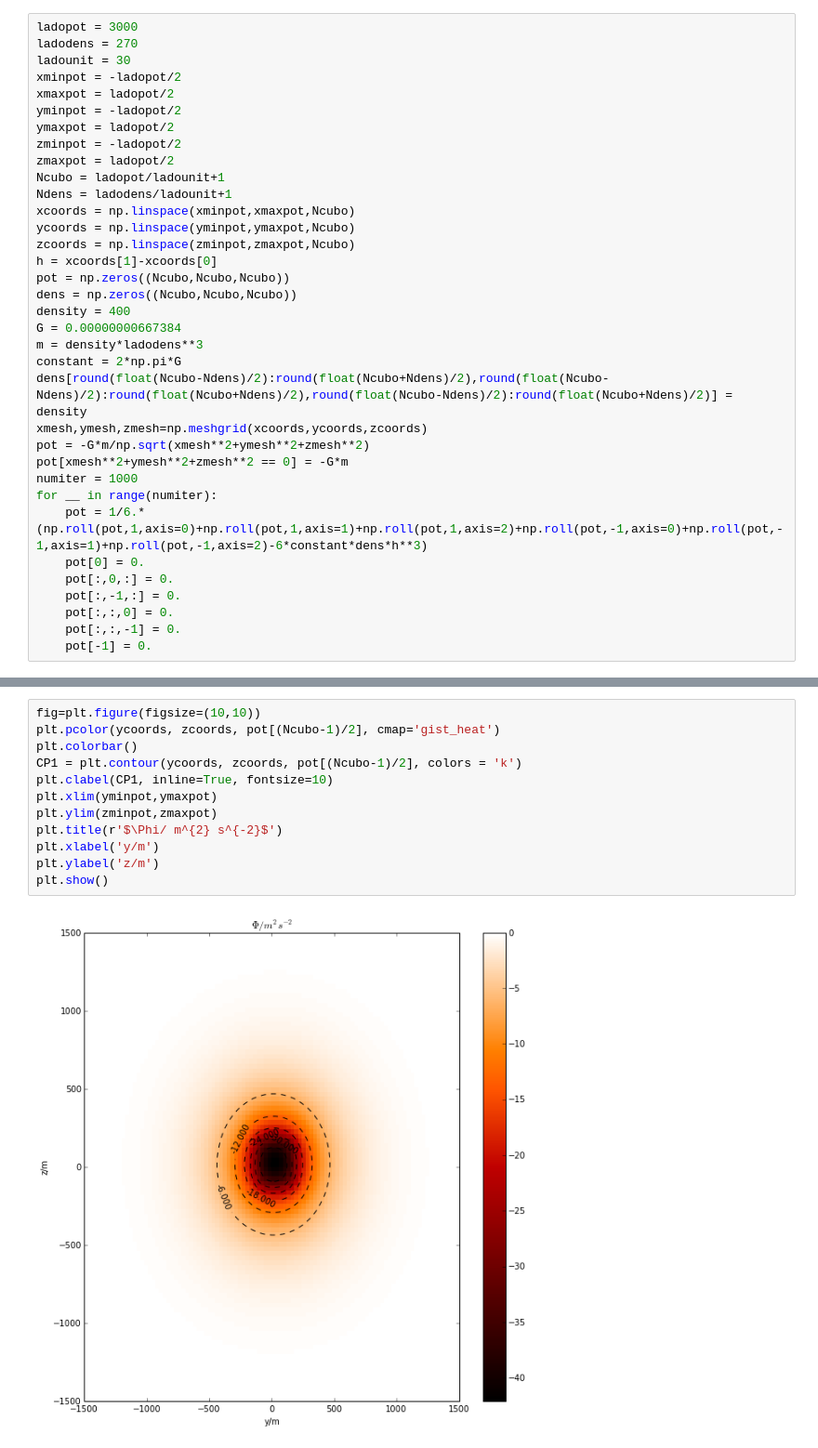
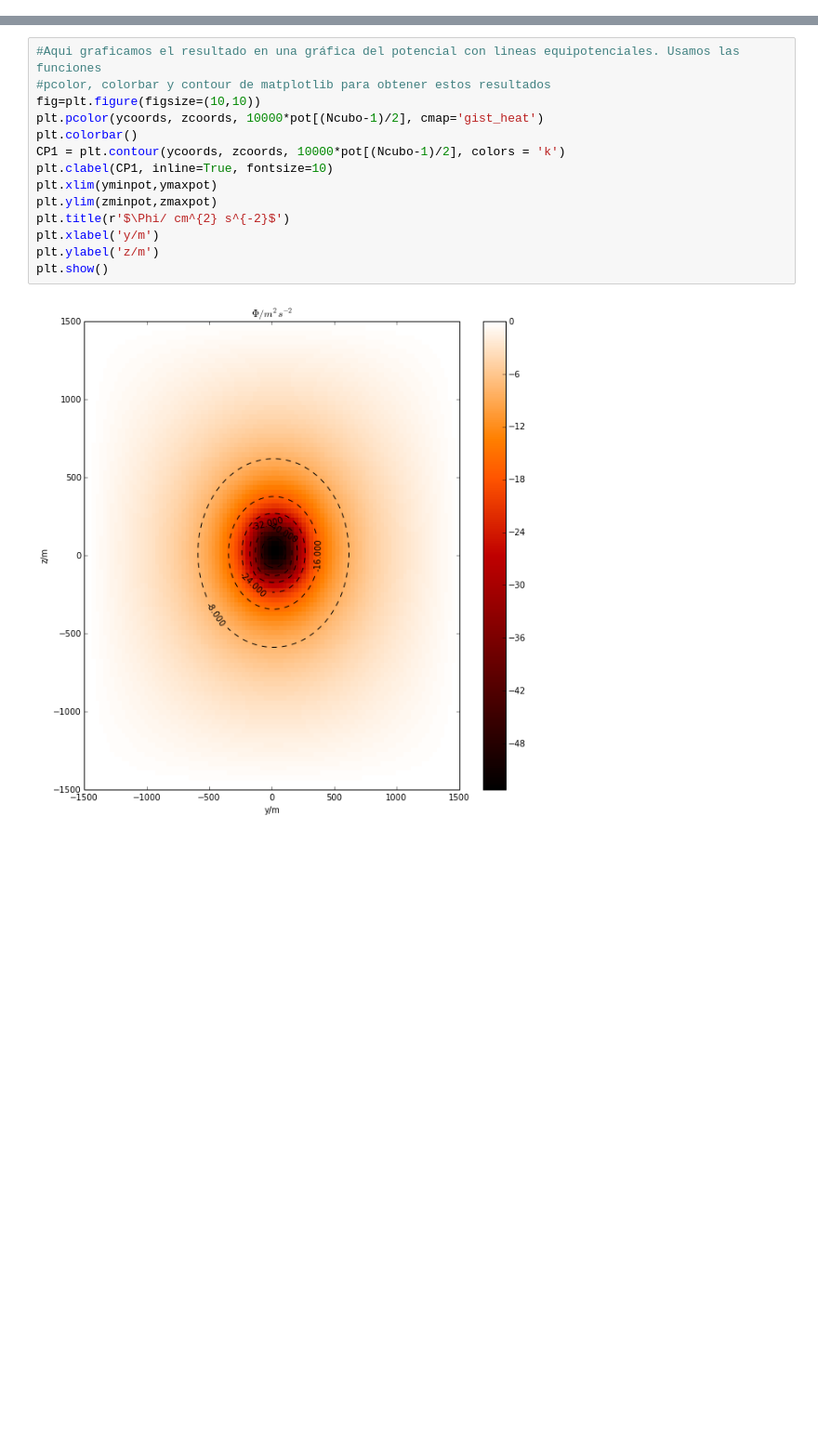
Before and after one commit to deolaya1318/MC, a Jupyter notebook: Tareas/HW6/HW6.ipynb, the cells around one changed output, grey strips where cells are left out. Shown: that part at 93% size. Drawn from its saved outputs; the diff is of its cells as text; blank space fills up the shorter version.

```diff
--- a/Tareas/HW6/HW6.ipynb
+++ b/Tareas/HW6/HW6.ipynb
@@ -13,35 +15,0 @@ h*(fn*h + 2*fn*tn - 2*fn*tn1 - fn1*h)/(2*(tn - tn1))
-# %%
-ladopot = 3000
-ladodens = 270
-ladounit = 30
-xminpot = -ladopot/2
-xmaxpot = ladopot/2
-yminpot = -ladopot/2
-ymaxpot = ladopot/2
-zminpot = -ladopot/2
-zmaxpot = ladopot/2
-Ncubo = ladopot/ladounit+1
-Ndens = ladodens/ladounit+1
-xcoords = np.linspace(xminpot,xmaxpot,Ncubo)
-ycoords = np.linspace(yminpot,ymaxpot,Ncubo)
-zcoords = np.linspace(zminpot,zmaxpot,Ncubo)
-h = xcoords[1]-xcoords[0]
-pot = np.zeros((Ncubo,Ncubo,Ncubo))
-dens = np.zeros((Ncubo,Ncubo,Ncubo))
-density = 400
-G = 0.00000000667384
-m = density*ladodens**3
-constant = 2*np.pi*G
-dens[round(float(Ncubo-Ndens)/2):round(float(Ncubo+Ndens)/2),round(float(Ncubo-Ndens)/2):round(float(Ncubo+Ndens)/2),round(float(Ncubo-Ndens)/2):round(float(Ncubo+Ndens)/2)] = density
-xmesh,ymesh,zmesh=np.meshgrid(xcoords,ycoords,zcoords)
-pot = -G*m/np.sqrt(xmesh**2+ymesh**2+zmesh**2)
-pot[xmesh**2+ymesh**2+zmesh**2 == 0] = -G*m
-numiter = 1000
-for __ in range(numiter):
-    pot = 1/6.*(np.roll(pot,1,axis=0)+np.roll(pot,1,axis=1)+np.roll(pot,1,axis=2)+np.roll(pot,-1,axis=0)+np.roll(pot,-1,axis=1)+np.roll(pot,-1,axis=2)-6*constant*dens*h**3)
-    pot[0] = 0.
-    pot[:,0,:] = 0.
-    pot[:,-1,:] = 0.
-    pot[:,:,0] = 0.
-    pot[:,:,-1] = 0.
-    pot[-1] = 0.
@@ -48,14 +145,16 @@ for __ in range(numiter):
 # %%
+#Aqui graficamos el resultado en una gráfica del potencial con lineas equipotenciales. Usamos las funciones
+#pcolor, colorbar y contour de matplotlib para obtener estos resultados
 fig=plt.figure(figsize=(10,10))
-plt.pcolor(ycoords, zcoords, pot[(Ncubo-1)/2], cmap='gist_heat')
+plt.pcolor(ycoords, zcoords, 10000*pot[(Ncubo-1)/2], cmap='gist_heat')
 plt.colorbar()
-CP1 = plt.contour(ycoords, zcoords, pot[(Ncubo-1)/2], colors = 'k')
+CP1 = plt.contour(ycoords, zcoords, 10000*pot[(Ncubo-1)/2], colors = 'k')
 plt.clabel(CP1, inline=True, fontsize=10)
 plt.xlim(yminpot,ymaxpot)
 plt.ylim(zminpot,zmaxpot)
-plt.title(r'$\Phi/ m^{2} s^{-2}$')
+plt.title(r'$\Phi/ cm^{2} s^{-2}$')
 plt.xlabel('y/m')
 plt.ylabel('z/m')
 plt.show()
 # %% [output]
-[figure, old version]
+[figure, new version]
```
Also changed, not shown: parts of 31 cells of this notebook.
